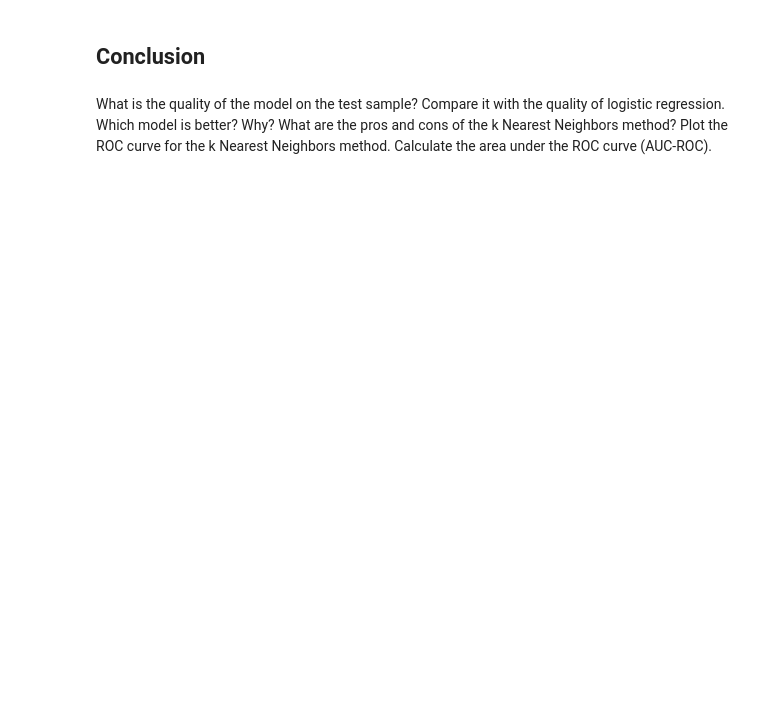
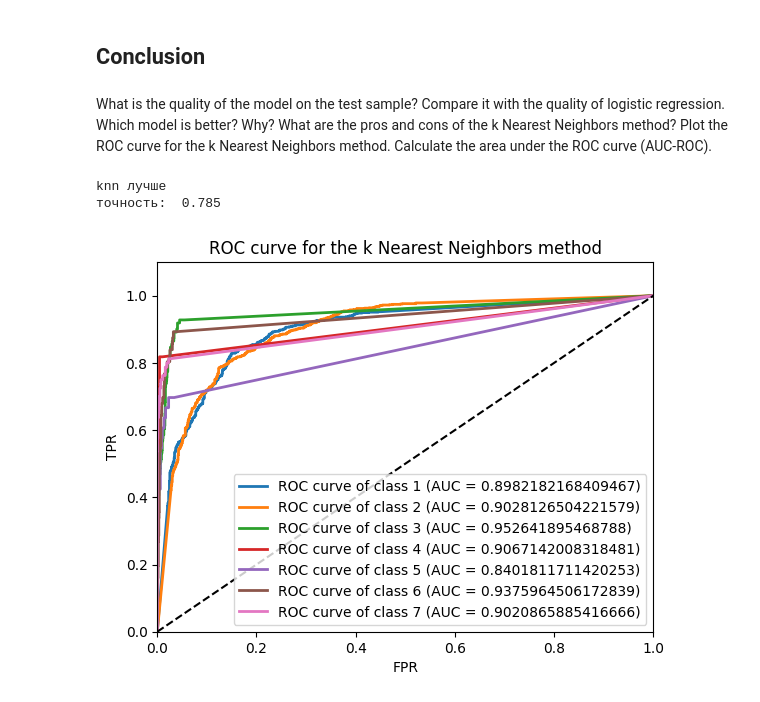
Before and after one commit to Andrew-UM/UvarovAM_StatPrac, a Jupyter notebook: 7. kNN.ipynb, the cells around one changed output. Drawn from its saved outputs; the diff is of its cells as text; code cells hidden in the pictures; blank space fills up the shorter version.

```diff
--- a/7. kNN.ipynb
+++ b/7. kNN.ipynb
@@ -263,3 +200,42 @@ plt.show()
 ## Conclusion
 # %% [markdown]
 What is the quality of the model on the test sample? Compare it with the quality of logistic regression. Which model is better? Why? What are the pros and cons of the k Nearest Neighbors method? Plot the ROC curve for the k Nearest Neighbors method. Calculate the area under the ROC curve (AUC-ROC).
+# %%
+y_pred = optimal_clf.predict(test_feature_matrix)
+
+
+if (accuracy_score(test_labels, y_pred) > accuracy_score(labels, search.best_estimator_.predict(feature_matrix))):
+    print("knn лучше")
+else :
+    print("регрессия лучше")
+print ("точность: ", accuracy_score(test_labels, y_pred))
+# %% [output]
+knn лучше
+точность:  0.785
+# %%
+from sklearn.metrics import roc_curve, auc
+
+fpr = []
+tpr = []
+roc_auc = []
+
+for i in range(len(optimal_clf.classes_)):
+    x, y, _ = roc_curve(test_labels, pred_prob[:, i], pos_label = i + 1)
+    z = auc(x, y)
+    fpr.append(x)
+    tpr.append(y)
+    roc_auc.append(z)
+
+plt.figure()
+for i in range(len(optimal_clf.classes_)):
+    plt.plot(fpr[i], tpr[i], lw=2, label=f'ROC curve of class {i+1} (AUC = {roc_auc[i]})')
+plt.plot([0, 1], [0, 1], color='black', linestyle='--')
+plt.xlim([0.0, 1.0])
+plt.ylim([0.0, 1.1])
+plt.xlabel('FPR')
+plt.ylabel('TPR')
+plt.title('ROC curve for the k Nearest Neighbors method')
+plt.legend()
+plt.show()
+# %% [output]
+[figure, added]
```
Also changed, not shown: parts of 9 cells of this notebook, 1 other file.
